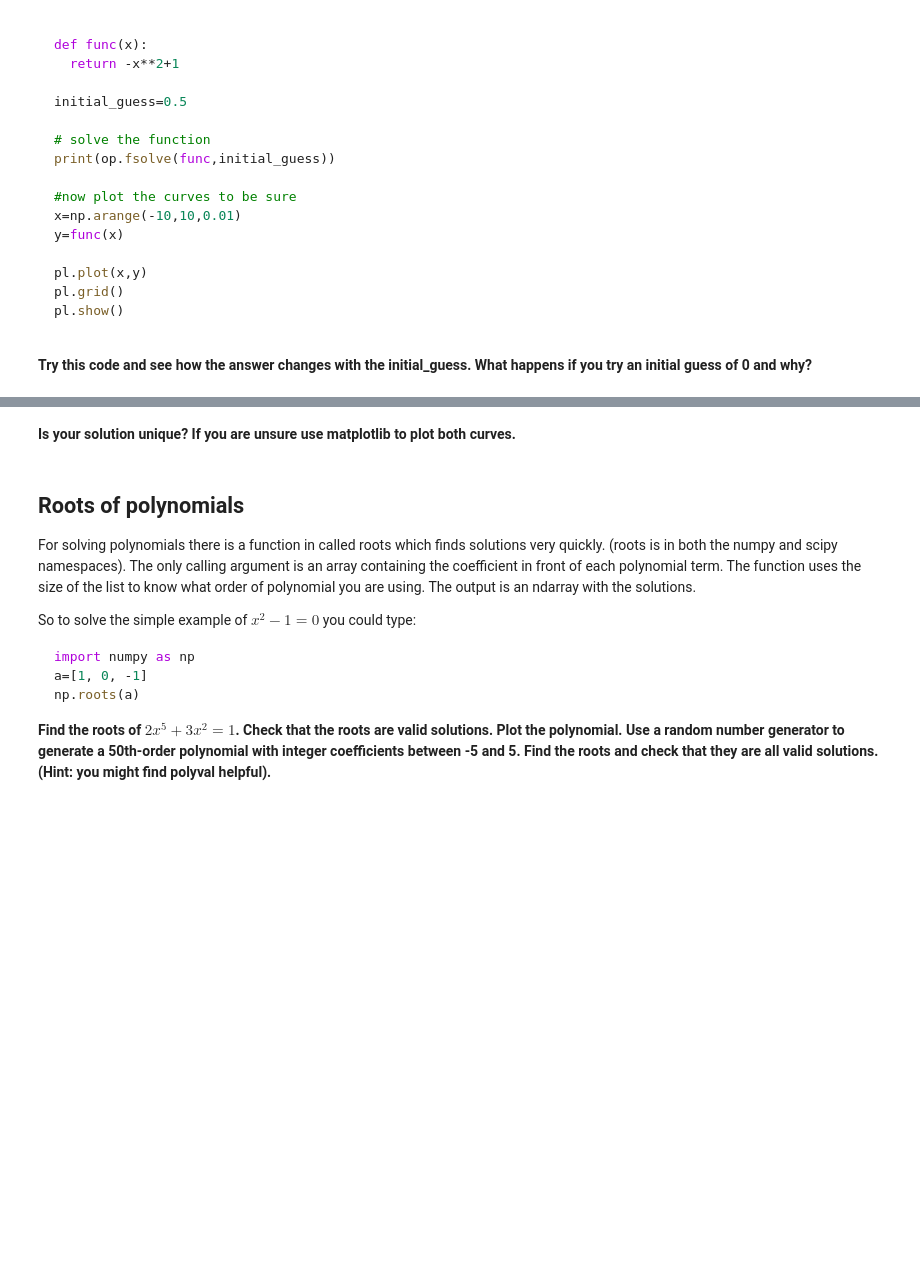
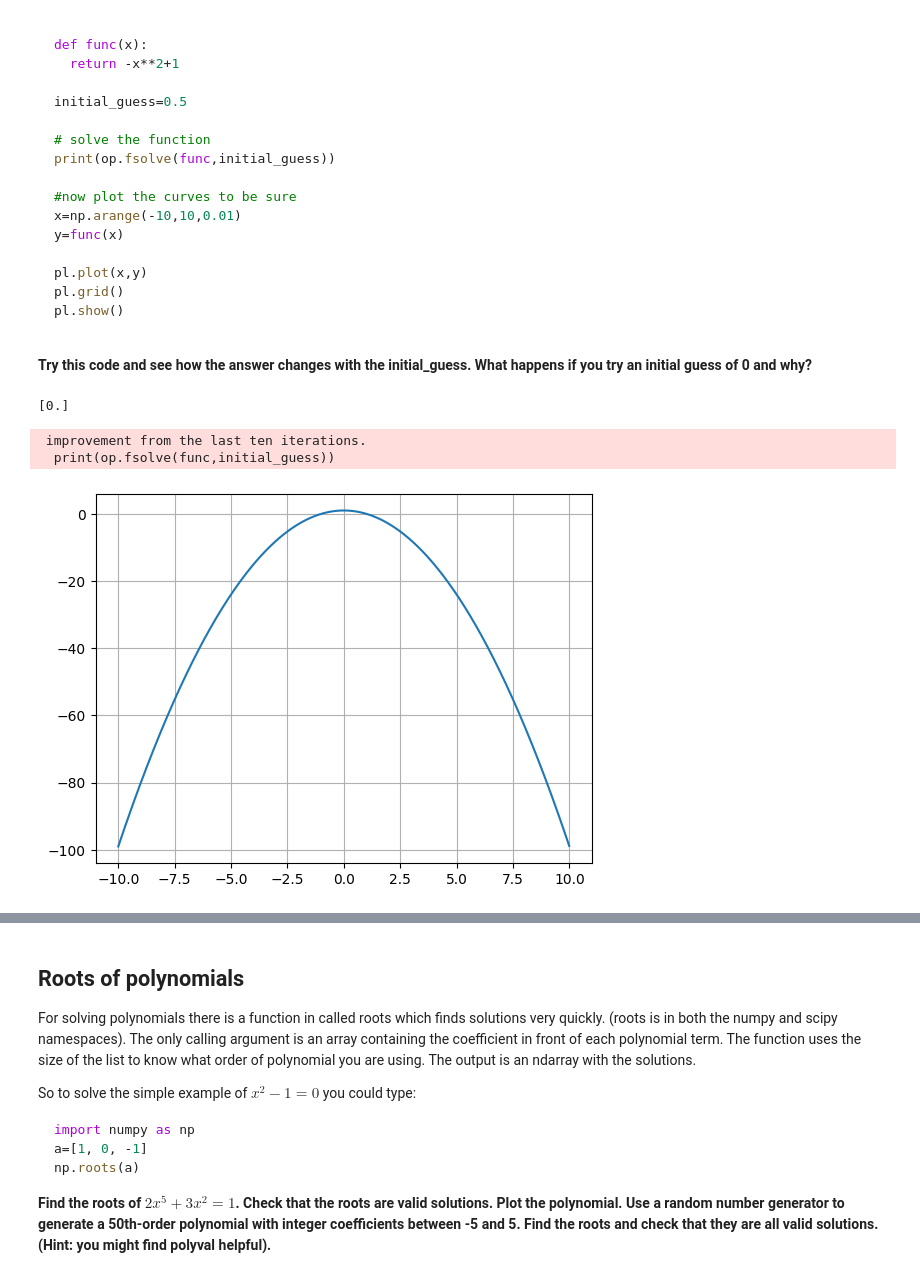
Before and after one commit to ShutBaton/physics-summer-school, a Jupyter notebook: notebooks/matplotlib.ipynb, the cells around one changed output, grey strips where cells are left out. Drawn from its saved outputs; the diff is of its cells as text; code cells hidden in the pictures; blank space fills up the shorter version.

````diff
--- a/notebooks/matplotlib.ipynb
+++ b/notebooks/matplotlib.ipynb
@@ -1028,6 +1088,31 @@ pl.show()
 
 ```
 **Try this code and see how the answer changes with the initial_guess. What happens if you try an initial guess of 0 and why?**
+# %%
+import scipy.optimize as op
+import numpy as np
+import pylab as pl
+
+def func(x):
+  return -x**2+1
+
+initial_guess=0
+
+# solve the function
+print(op.fsolve(func,initial_guess))
+
+#now plot the curves to be sure
+x=np.arange(-10,10,0.01)
+y=func(x)
+
+pl.plot(x,y)
+pl.grid()
+pl.show()
+# %% [output]
+[0.]
+ improvement from the last ten iterations.
+  print(op.fsolve(func,initial_guess))
+[figure, added]
 # %% [markdown]
 
 fsolve can be used to solve sets of non-linear equations with multiple variables. So for example if you wished to solve the set of equations:
@@ -1076,5 +1161,3 @@ $$\begin{aligned}\\
 e^{-x} - y &= 0\\
 \sin{x} - y &= 0\\
 \end{aligned}$$
-# %% [markdown]
-**Is your solution unique? If you are unsure use matplotlib to plot both curves.**
````
Also changed, not shown: parts of 7 cells of this notebook.
